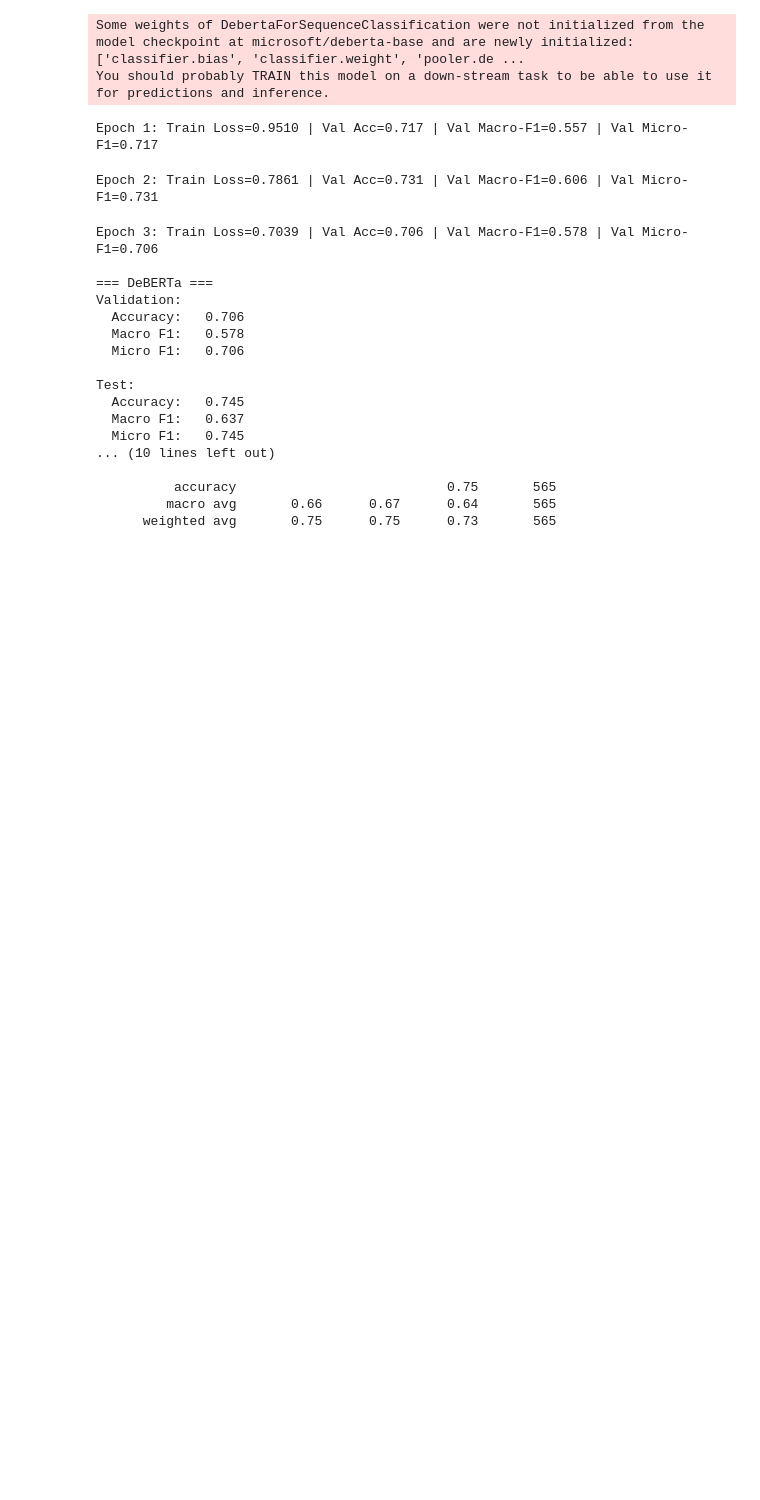
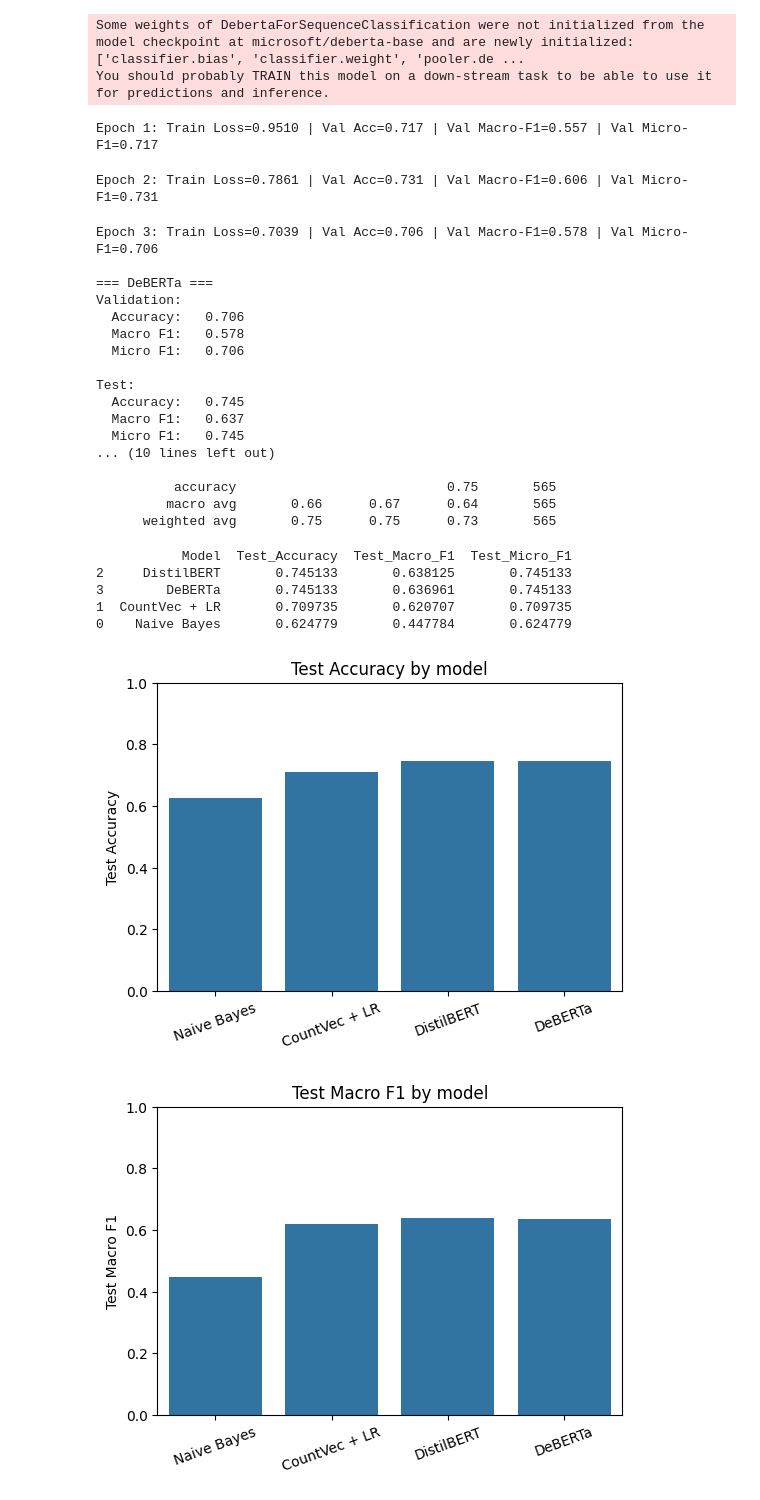
Before and after one commit to mismatchgit/UNB_MCS, a Jupyter notebook: Project_Final.ipynb, the cells around one changed output. Cells and saved outputs as stored; diff of their text form; code cells hidden in the pictures; blank space fills up the shorter version.

```diff
--- a/Project_Final.ipynb
+++ b/Project_Final.ipynb
@@ -100,9 +101,6 @@ min         5.000000
 max       745.000000
 Name: tweet_len, dtype: float64
 [figure]
-# %%
-#Defining the data path for the dataset
-DATA_PATH = "/content/en_dataset_with_stop_words.csv"
 # %%
 # This function loads data from the csv, splits the data into train,validation and test
 #It also converts the target column into numerical values and renames it to label_id
@@ -708,3 +710,53 @@ Test:
           accuracy                           0.75       565
          macro avg       0.66      0.67      0.64       565
       weighted avg       0.75      0.75      0.73       565
+# %%
+#Collecting all the results to show in a table and/or chart
+results_list = [
+    nb_results,
+    countvec_lr_results,
+    distil_results,
+    deberta_results,
+]
+# %%
+#showing the results in a table for better comparison
+def build_results_table(results_list):
+    rows = []
+    for r in results_list:
+        rows.append({
+            "Model": r["name"],
+            "Test_Accuracy": r["test_acc"],
+            "Test_Macro_F1": r["test_macro_f1"],
+            "Test_Micro_F1": r["test_micro_f1"],
+        })
+    df_res = pd.DataFrame(rows)
+    return df_res.sort_values("Test_Macro_F1", ascending=False)
+
+results_table = build_results_table(results_list)
+print(results_table)
+# %% [output]
+           Model  Test_Accuracy  Test_Macro_F1  Test_Micro_F1
+2     DistilBERT       0.745133       0.638125       0.745133
+3        DeBERTa       0.745133       0.636961       0.745133
+1  CountVec + LR       0.709735       0.620707       0.709735
+0    Naive Bayes       0.624779       0.447784       0.624779
+# %%
+#Plotting the models result for better visualization
+def plot_metric_comparison(results_list, metric_key, metric_name):
+    names = [r["name"] for r in results_list]
+    values = [r[metric_key] for r in results_list]
+
+    plt.figure(figsize=(6, 4))
+    sns.barplot(x=names, y=values)
+    plt.ylabel(metric_name)
+    plt.ylim(0, 1.0)
+    plt.title(f"{metric_name} by model")
+    plt.xticks(rotation=20)
+    plt.show()
+
+plot_metric_comparison(results_list, "test_acc", "Test Accuracy")
+plot_metric_comparison(results_list, "test_macro_f1", "Test Macro F1")
+plot_metric_comparison(results_list, "test_micro_f1", "Test Micro F1")
+# %% [output]
+[figure, added]
+[figure, added]
```
Also changed, not shown: parts of 16 cells of this notebook.
